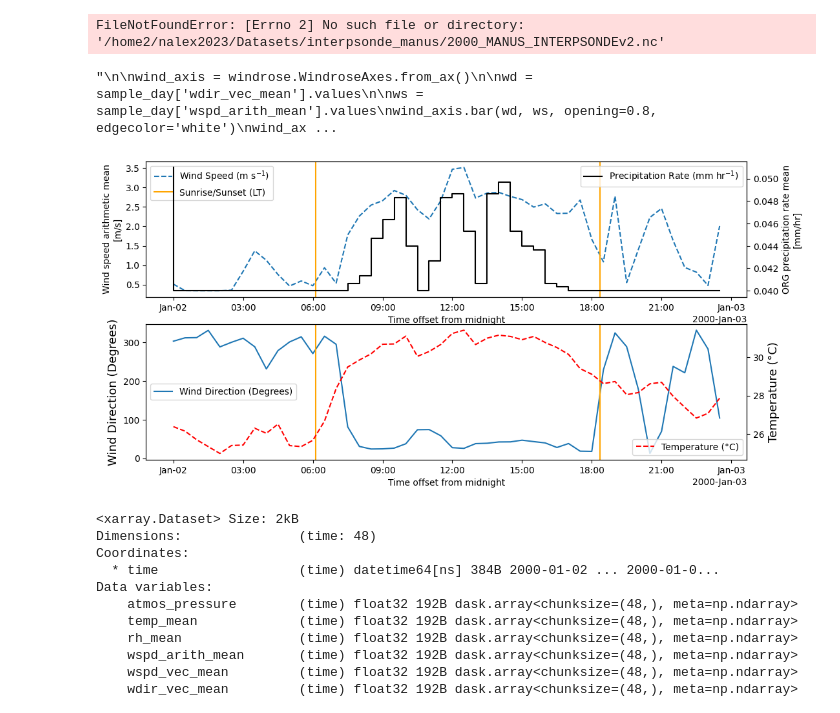
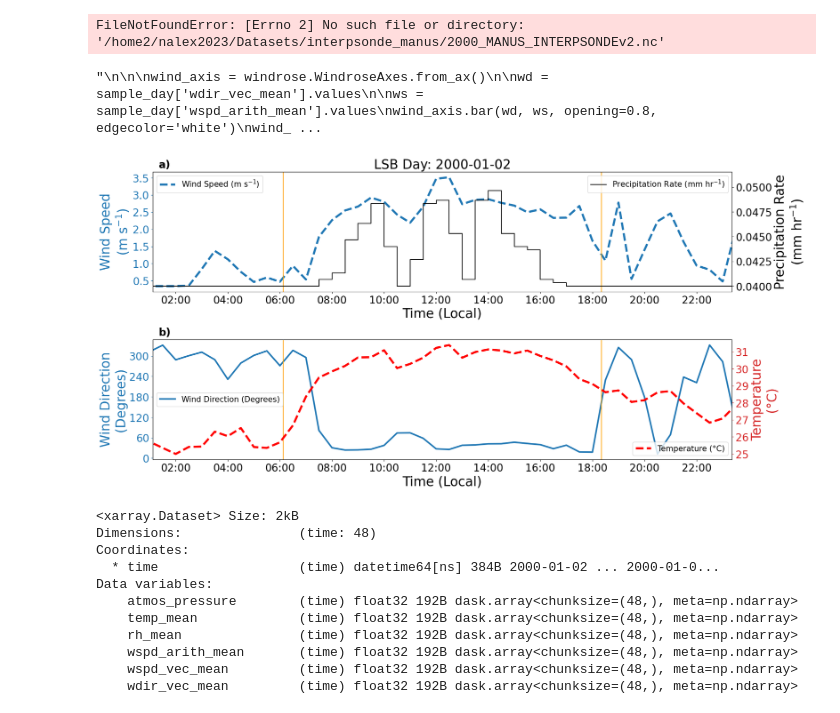
Before and after one commit to nmathewa/LSB_main, a Jupyter notebook: LSB_detectionv2/wind_analysis/wind_tests.ipynb, the cells around one changed output. Drawn from its saved outputs; the diff is of its cells as text; code cells hidden in the pictures.

```diff
--- a/LSB_detectionv2/wind_analysis/wind_tests.ipynb
+++ b/LSB_detectionv2/wind_analysis/wind_tests.ipynb
@@ -640,7 +725,7 @@ test_inr#.sel(time=slice('2000-01-01','2000-01-02'))
 # %% [output]
 FileNotFoundError: [Errno 2] No such file or directory: '/home2/nalex2023/Datasets/interpsonde_manus/2000_MANUS_INTERPSONDEv2.nc'
 # %%
-fig,ax = plt.subplots(2,1,figsize=(12,6))
+fig,ax = plt.subplots(2,1,figsize=(20,10))
 
 
 ax1 = ax[0]
@@ -656,7 +741,7 @@ local_data = test_sel+pd.Timedelta(hours=10)
 
 
 
-sample_day['wspd_arith_mean'].plot(ax=ax1,linestyle='dashed')
+sample_day['wspd_arith_mean'].plot(ax=ax1,linestyle='dashed',linewidth=4)
 
 ax2 = ax1.twinx()
 
@@ -673,54 +758,98 @@ ax1.axvline(x=local_data['sunset(UTC)'],color='orange')
 
 
 cus_legends = [
-    'Wind Speed (m s$^{-1}$)',
-    'Sunrise/Sunset (LT)',
+    'Wind Speed (m s$^{-1}$)'
 
 ]
 
 
-ax1.legend(cus_legends,loc='upper left',fontsize=10)
+ax1.legend(cus_legends,loc='upper left',fontsize=15)
 
-ax2.legend(['Precipitation Rate (mm hr$^{-1}$)'],loc='upper right',fontsize=10)
+ax2.legend(['Precipitation Rate (mm hr$^{-1}$)'],loc='upper right',fontsize=15)
 
 ax_other2 = ax_other.twinx()
 
-sample_day['wdir_vec_mean'].plot(ax=ax_other)
+sample_day['wdir_vec_mean'].plot(ax=ax_other,linewidth=3)
 
 
 
 ax_other.axvline(x=local_data['sunrise(UTC)'],color='orange')
 ax_other.axvline(x=local_data['sunset(UTC)'],color='orange')
 
 ax_other.set_ylabel('Wind Direction (Degrees)', fontsize=13)
 
 
-sample_day['temp_mean'].plot(ax=ax_other2,color='red',linestyle='dashed')
+sample_day['temp_mean'].plot(ax=ax_other2,color='red',linestyle='dashed',linewidth=4)
 # set ax2 x axis for precip rate
 
 ax_other2.set_ylabel('Temperature (°C)', fontsize=13)
 
-ax_other.legend(['Wind Direction (Degrees)'],loc='center left',fontsize=10)
+ax_other.legend(['Wind Direction (Degrees)'],loc='center left',fontsize=15)
 
-ax_other2.legend(['Temperature (°C)'],loc='lower right',fontsize=10)
+ax_other2.legend(['Temperature (°C)'],loc='lower right',fontsize=15)
+
+
+
+ax1.tick_params(axis='y', colors='tab:blue')
+ax1.yaxis.label.set_color('tab:blue')
+
+#ax1.set_ylabel('Precipitation Rate\n(mm hr$^{-1}$)', fontsize=25, color='tab:blue')
+ax1.set_ylabel('Wind Speed\n(m s$^{-1}$)', fontsize=25, color='tab:blue')
+ax1.tick_params(axis='both',labelsize=20)
+ax1.set_xlim(local_data['sunrise(UTC)'] - pd.Timedelta(hours=5),
+                local_data['sunset(UTC)'] + pd.Timedelta(hours=5))
+ax1.set_title(f'LSB Day: {sel_date}', fontsize=25)
+ax1.set_xlabel('Time (Local)', fontsize=25)
+ax1.xaxis.get_offset_text().set_visible(False)
+
+# set ytick interval for ax1
+ax1.yaxis.set_major_locator(plt.MultipleLocator(0.5))
+
+ax2.set_ylabel('Precipitation Rate\n(mm hr$^{-1}$)', fontsize=25)
+ax2.tick_params(axis='y',labelsize=20)
+
+
+
+ax_other.tick_params(axis='y', colors='tab:blue',labelsize=20)
+ax_other.yaxis.label.set_color('tab:blue')
+ax_other.yaxis.set_major_locator(plt.MultipleLocator(60))
+
+
+ax_other.set_ylabel('Wind Direction\n(Degrees)', fontsize=25, color='tab:blue')
+ax_other.set_xlim(local_data['sunrise(UTC)'] - pd.Timedelta(hours=5),
+                local_data['sunset(UTC)'] + pd.Timedelta(hours=5))
+ax_other.tick_params(axis='x',labelsize=20)
+ax_other.set_xlabel('Time (Local)', fontsize=25)
+
+ax_other2.set_ylabel('Temperature\n(°C)', fontsize=25, color='tab:red')
+ax_other2.tick_params(axis='y',labelsize=20,colors='tab:red')
+ax_other2.yaxis.label.set_color('tab:red')
+ax_other.xaxis.get_offset_text().set_visible(False)
+ax_other2.yaxis.set_major_locator(plt.MultipleLocator(1))
+# increase hspace between subplots
+fig.subplots_adjust(hspace=0.4)
+
+ax1.text(0.01, 1.1, 'a)', transform=ax1.transAxes, fontsize=20, fontweight='bold', va='top')
+ax_other.text(0.01, 1.1, 'b)', transform=ax_other.transAxes, fontsize=20, fontweight='bold', va='top')
 
 """
+
 
 wind_axis = windrose.WindroseAxes.from_ax()
 
 wd = sample_day['wdir_vec_mean'].values
 
 ws = sample_day['wspd_arith_mean'].values
 wind_axis.bar(wd, ws, opening=0.8, edgecolor='white')
 wind_axis.set_legend()
 
 
 
 sample_day['wdir_vec_mean'].plot(ax=ax_other)
 """
 # %% [output]
-"\n\nwind_axis = windrose.WindroseAxes.from_ax()\n\nwd = sample_day['wdir_vec_mean'].values\n\nws = sample_day['wspd_arith_mean'].values\nwind_axis.bar(wd, ws, opening=0.8, edgecolor='white')\nwind_ax ...
+"\n\n\nwind_axis = windrose.WindroseAxes.from_ax()\n\nwd = sample_day['wdir_vec_mean'].values\n\nws = sample_day['wspd_arith_mean'].values\nwind_axis.bar(wd, ws, opening=0.8, edgecolor='white')\nwind_ ...
-[figure, old version]
+[figure, new version]
 # %%
 sample_day
 # %% [output]
```
Also changed, not shown: parts of 21 cells of this notebook, 6 other files.
